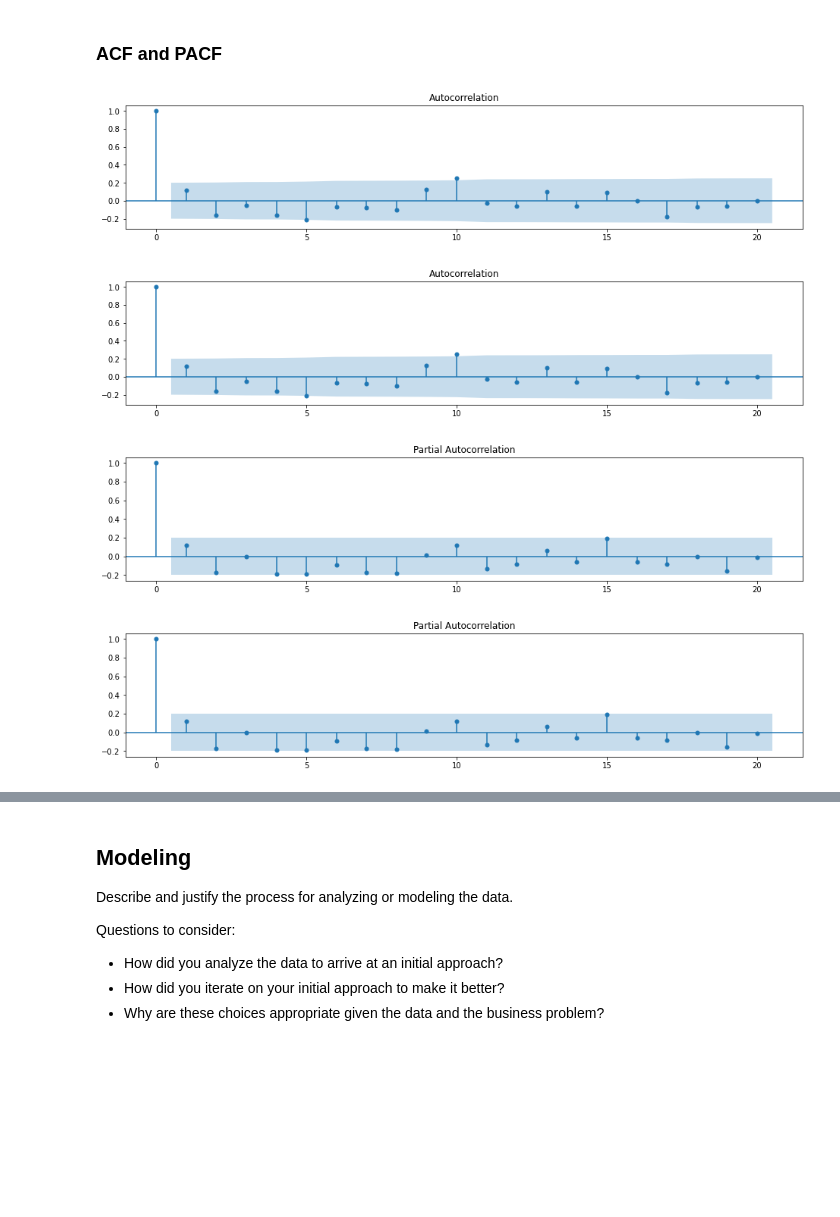
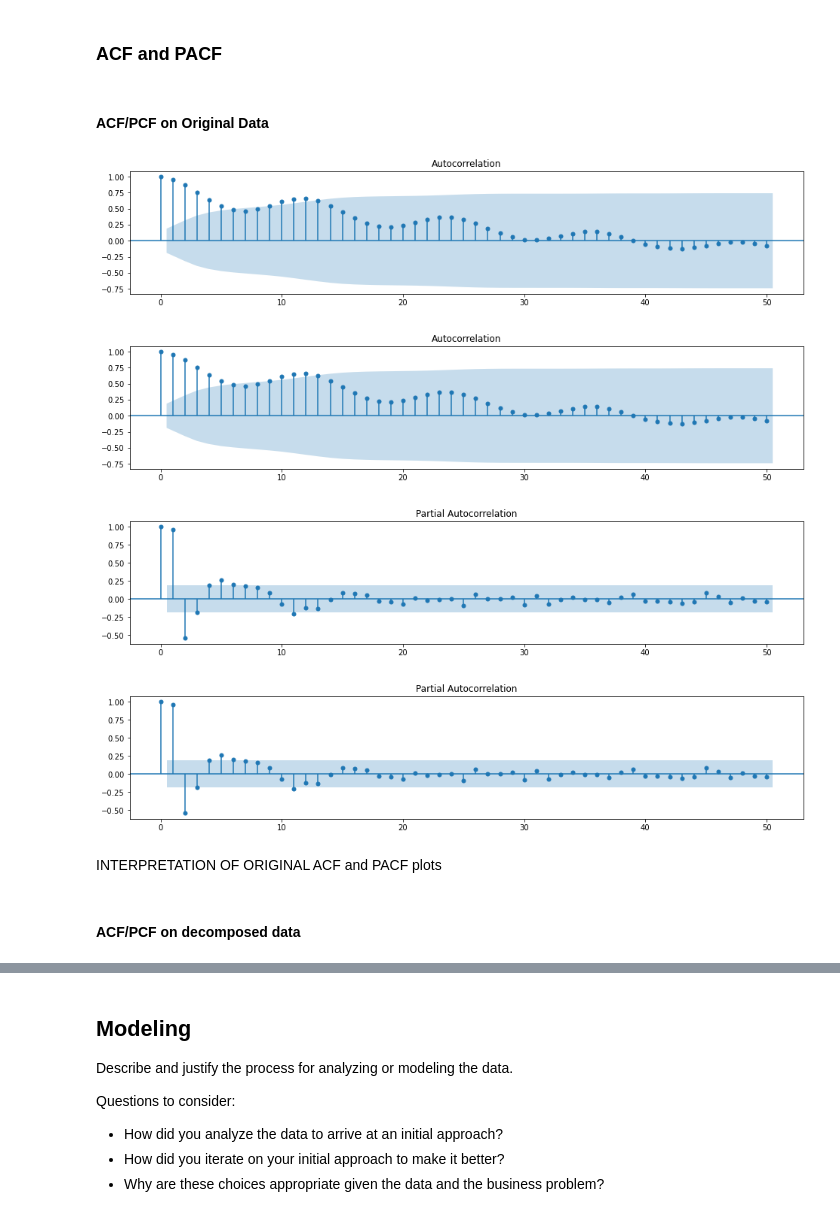
Before and after one commit to aokdata/Solar_Power_Output_Time_Series, a Jupyter notebook: Solar_Power_Output_Time_Series_Notebook.ipynb, the cells around one changed output, grey strips where cells are left out. Cells and saved outputs as stored; diff of their text form; code cells hidden in the pictures; blank space fills up the shorter version.

```diff
--- a/Solar_Power_Output_Time_Series_Notebook.ipynb
+++ b/Solar_Power_Output_Time_Series_Notebook.ipynb
@@ -659,10 +751,12 @@ dtype: float64
 INTERPRETATION OF RESULTS
 # %% [markdown]
 ### ACF and PACF
+# %% [markdown]
+#### ACF/PCF on Original Data
 # %%
-# Plot the ACF
+# Plot the ACF for original data
 fig, ax = plt.subplots(figsize=(16,3))
-plot_acf(us_solar_log_decompose, ax=ax)
+plot_acf(us_solar_df, ax=ax, lags=50)
 # %% [output]
-[figure, old version]
+[figure, new version]
-[figure, old version]
+[figure, new version]
@@ -671,7 +763,7 @@ INTERPRETATION OF RESULTS
 # %%
-# Plot the PACF
+# Plot the PACF for original data
 fig, ax = plt.subplots(figsize=(16,3))
-plot_pacf(us_solar_log_decompose, ax=ax, method='ywm')
+plot_pacf(us_solar_df, ax=ax, lags=50, method='ywm')
 # %% [output]
-[figure, old version]
+[figure, new version]
-[figure, old version]
+[figure, new version]
@@ -679,0 +770,4 @@ INTERPRETATION OF RESULTS
+# %% [markdown]
+INTERPRETATION OF ORIGINAL ACF and PACF plots
+# %% [markdown]
+#### ACF/PCF on decomposed data
```
Also changed, not shown: parts of 80 cells of this notebook.
